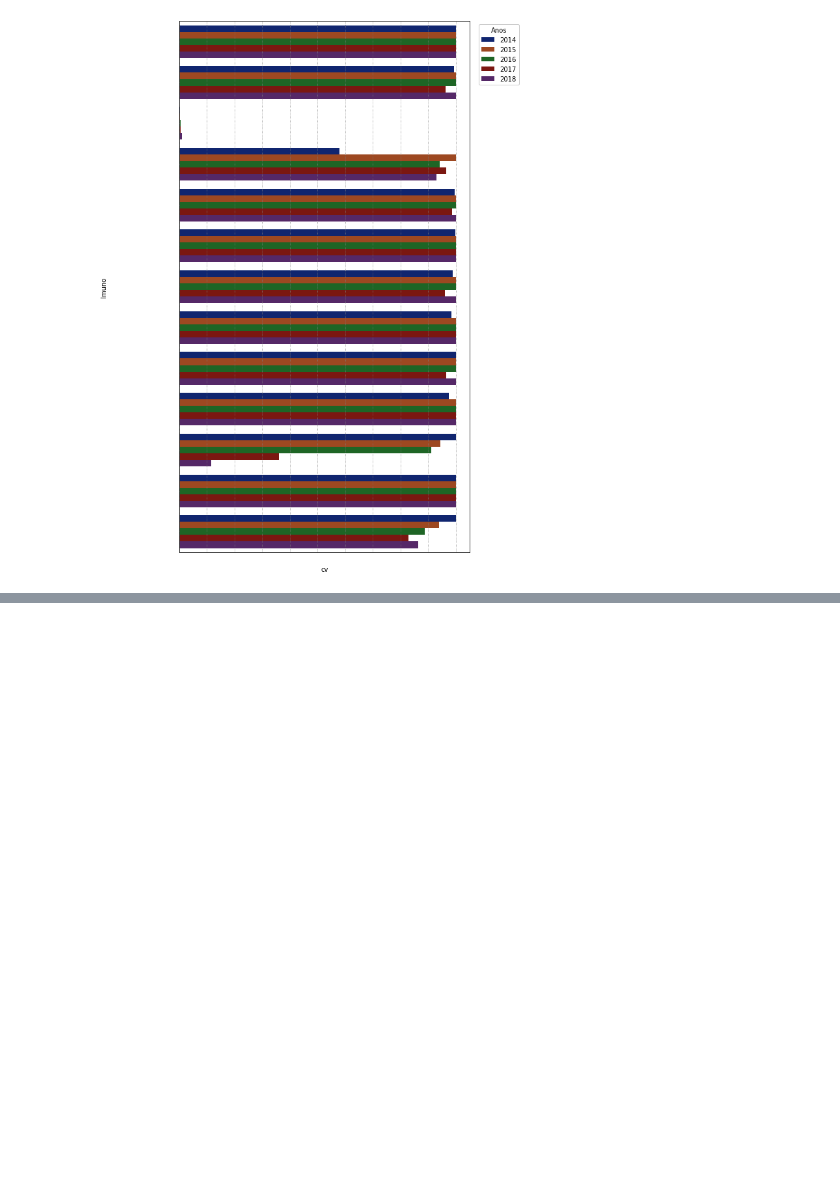
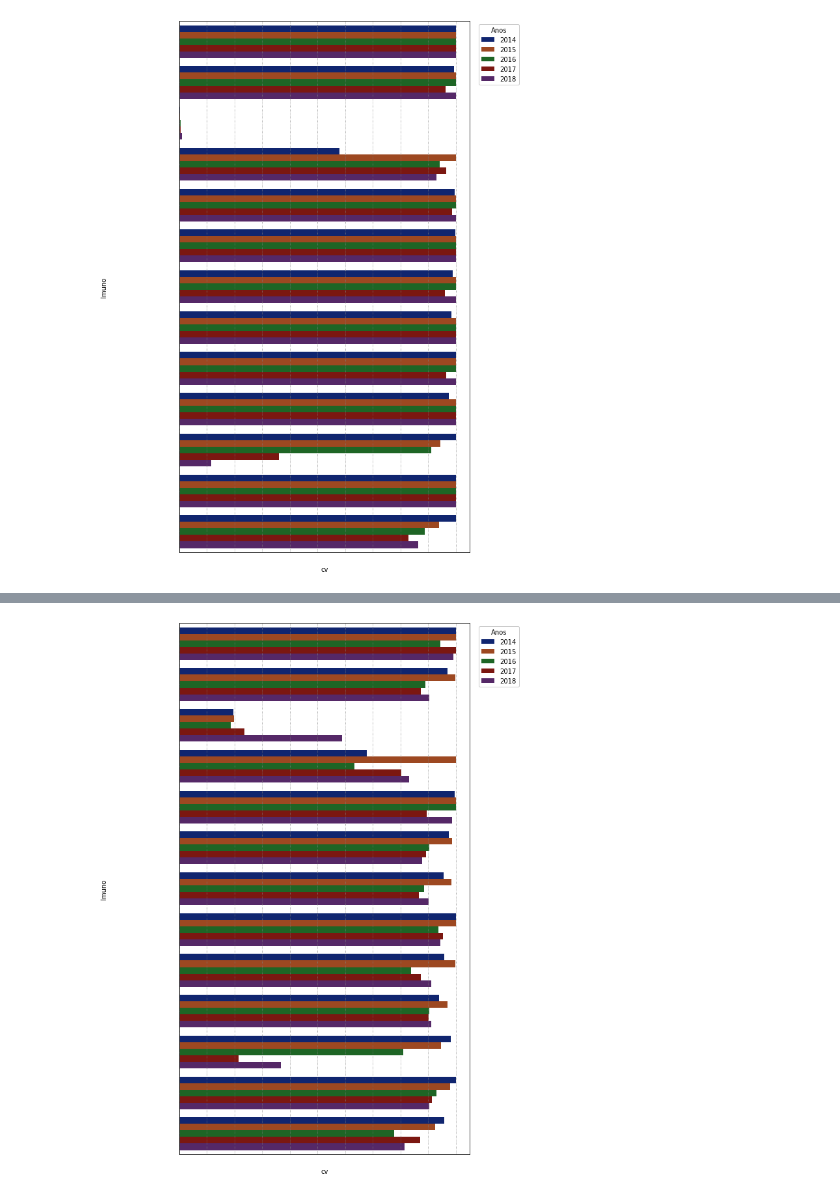
Before and after one commit to ViniciusCastillo/BootcampAlura_ProjetoModulo2, a Jupyter notebook: Notebooks/analise.ipynb, the cells around one changed output, grey strips where cells are left out. Cells and saved outputs as stored; diff of their text form; code cells hidden in the pictures; blank space fills up the shorter version.

```diff
--- a/Notebooks/analise.ipynb
+++ b/Notebooks/analise.ipynb
@@ -190,0 +260,6 @@ E também, parecido com o Alagoas, a Trera Viral está com a cobertura bem baixa
+# %%
+dadosSP = dados.query("uf == 'São Paulo'").sort_values("Imuno")
+frequencia = pd.crosstab(index=[dadosSP["Imuno"],dadosSP["meta"]],columns=[dadosSP["ano"]],
+                         values=dadosSP["cv"], aggfunc="mean")
+print("Cobertura vacinal do estado de São Paulo\n")
+frequencia
@@ -190,0 +283,4 @@ E também, parecido com o Alagoas, a Trera Viral está com a cobertura bem baixa
+# %%
+plotar(dadosSP)
+# %% [output]
+[figure, added]
```
Also changed, not shown: parts of 20 cells of this notebook.
